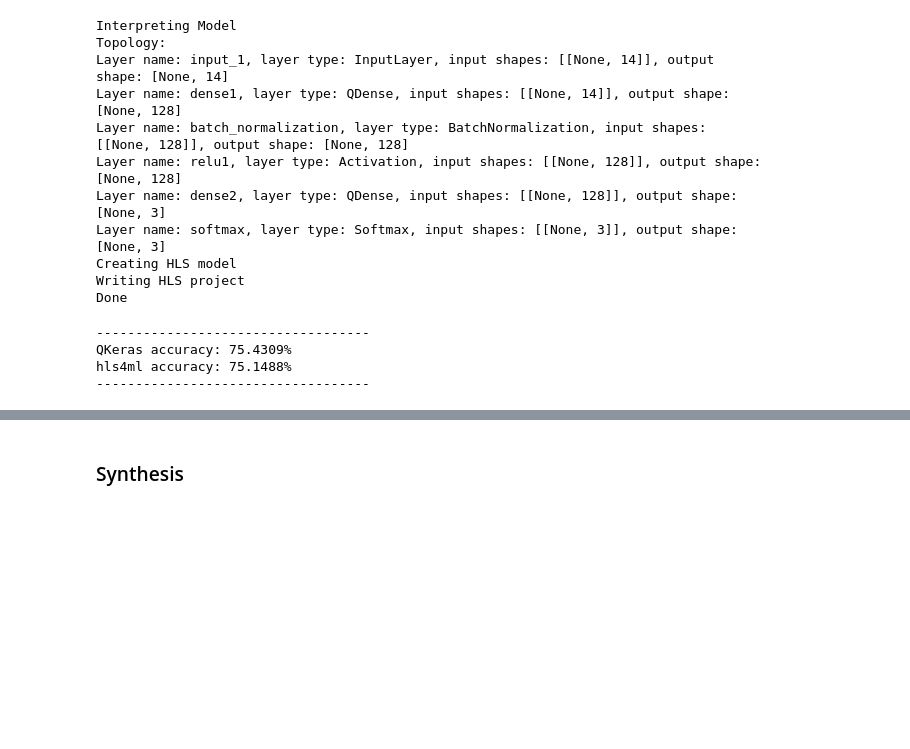
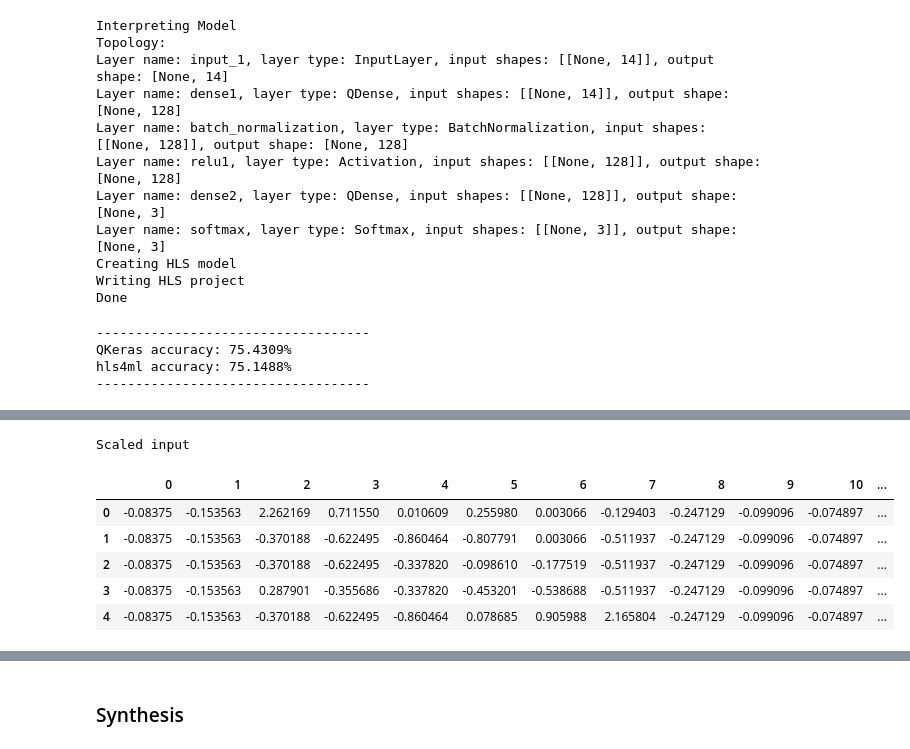
Before and after one commit to nhanvtran/directional-pixel-detectors, a Jupyter notebook: multiclassifier/SimpleNN_ylocalyprofileQkeras1.ipynb, the cells around one changed output, grey strips where cells are left out. Drawn from its saved outputs; the diff is of its cells as text; code cells hidden in the pictures; blank space fills up the shorter version.

```diff
--- a/multiclassifier/SimpleNN_ylocalyprofileQkeras1.ipynb
+++ b/multiclassifier/SimpleNN_ylocalyprofileQkeras1.ipynb
@@ -32,6 +32,17 @@ from qkeras import *
 
 %matplotlib inline
 import matplotlib.pyplot as plt
+# %%
+from IPython.display import display_html
+from itertools import chain,cycle
+def display_side_by_side(*args,titles=cycle([''])):
+    html_str=''
+    for df,title in zip(args, chain(titles,cycle(['</br>'])) ):
+        html_str+='<th style="text-align:center"><td style="vertical-align:top">'
+        html_str+=f'<h5 style="text-align: center;">{title}</h5>'
+        html_str+=df.to_html().replace('table','table style="display:inline"')
+        html_str+='</td></th>'
+    display_html(html_str,raw=True)
 # %% [markdown]
 ## Prepare dataset
 
@@ -440,0 +468,10 @@ hls4ml y[4] [0.20214844 0.80175781 0.        ]
+# %%
+display_side_by_side(pd.DataFrame(X_test[:5]), titles=['Scaled input'])
+# %% [output]
+Scaled input
+|  | 0 | 1 | 2 | 3 | 4 | 5 | 6 | 7 | 8 | 9 | 10 | ... |
+| 0 | -0.08375 | -0.153563 | 2.262169 | 0.711550 | 0.010609 | 0.255980 | 0.003066 | -0.129403 | -0.247129 | -0.099096 | -0.074897 | ... |
+| 1 | -0.08375 | -0.153563 | -0.370188 | -0.622495 | -0.860464 | -0.807791 | 0.003066 | -0.511937 | -0.247129 | -0.099096 | -0.074897 | ... |
+| 2 | -0.08375 | -0.153563 | -0.370188 | -0.622495 | -0.337820 | -0.098610 | -0.177519 | -0.511937 | -0.247129 | -0.099096 | -0.074897 | ... |
+| 3 | -0.08375 | -0.153563 | 0.287901 | -0.355686 | -0.337820 | -0.453201 | -0.538688 | -0.511937 | -0.247129 | -0.099096 | -0.074897 | ... |
+| 4 | -0.08375 | -0.153563 | -0.370188 | -0.622495 | -0.860464 | 0.078685 | 0.905988 | 2.165804 | -0.247129 | -0.099096 | -0.074897 | ... |
```
Also changed, not shown: parts of 20 cells of this notebook, 6 other files.
